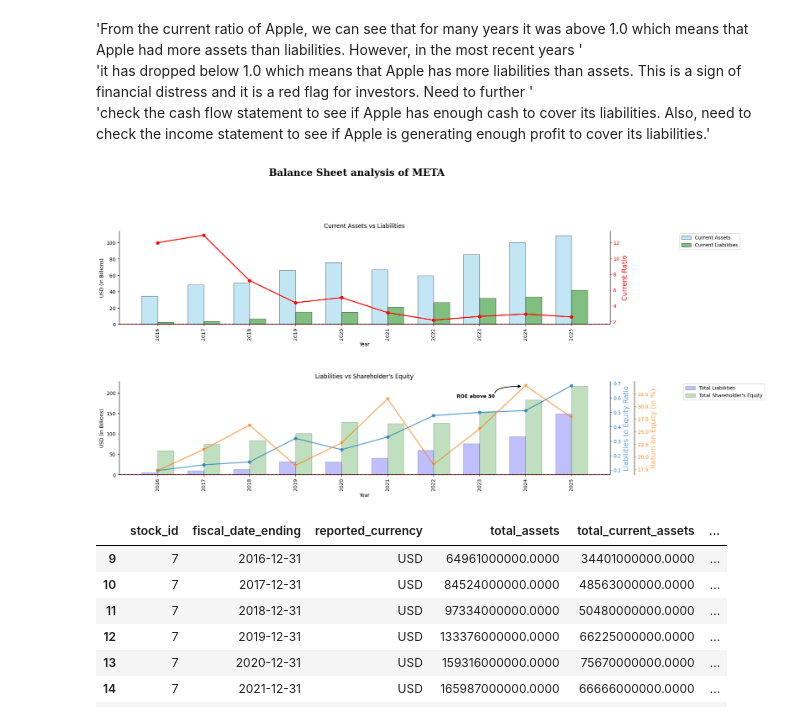
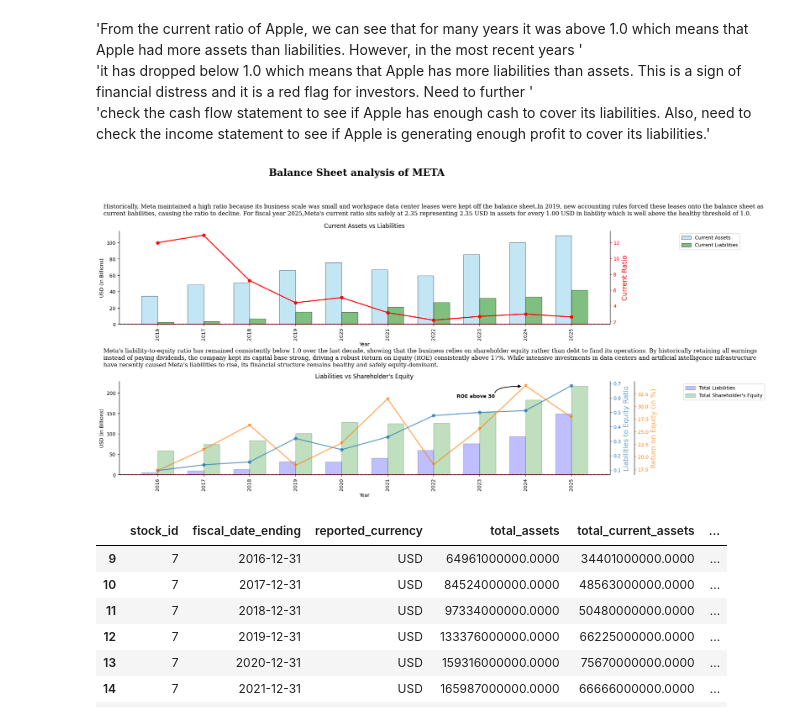
Before and after one commit to kumarbyes/project_stock_analysis, a Jupyter notebook: analaysis_using_pandas/exploratory_data_anaysis.ipynb, the cells around one changed output. Cells and saved outputs as stored; diff of their text form; code cells hidden in the pictures.

```diff
--- a/analaysis_using_pandas/exploratory_data_anaysis.ipynb
+++ b/analaysis_using_pandas/exploratory_data_anaysis.ipynb
@@ -305,0 +470,2 @@ income_df
+# %%
+df1,df2,fig = compare_income_statement_report(["META","GOOGL"],title="Income statement comparison")
@@ -310,7 +478,7 @@ income_df
 'it has dropped below 1.0 which means that Apple has more liabilities than assets. This is a sign of financial distress and it is a red flag for investors. Need to further ' \
 'check the cash flow statement to see if Apple has enough cash to cover its liabilities. Also, need to check the income statement to see if Apple is generating enough profit to cover its liabilities.'
 # %%
-def generate_balance_sheet_report(tickername,income_df_annual,title,last_x_years=10):
+def generate_balance_sheet_report(tickername,income_df_annual,title,plot1_text="Add your text here",plot2_text="Add your text here",last_x_years=10):
     '''
     '''
     stmt = (
@@ -336,7 +504,7 @@ def generate_balance_sheet_report(tickername,income_df_annual,title,last_x_years
                             )
                 )
 
-    fig = plt.figure(figsize=(18, 10))
+    fig = plt.figure(figsize=(30, 15))
 
     gs = gridspec.GridSpec(nrows=20, ncols=10)
 
@@ -346,11 +514,11 @@ def generate_balance_sheet_report(tickername,income_df_annual,title,last_x_years
                 fontweight="bold",
                 fontfamily='serif'
                 )
-    '''
+
     fig.text(0.1,0.85,
-            'Add your text here'
-            ,fontsize=12, fontweight='light', fontfamily='serif',wrap=True)
-    '''
+            plot1_text,
+            fontsize=12, fontweight='light', fontfamily='serif',wrap=True)
+
     #Plot 1
     width=0.35
     ax1 = fig.add_subplot(gs[2:9, :])
@@ -399,12 +567,11 @@ def generate_balance_sheet_report(tickername,income_df_annual,title,last_x_years
     ax2.tick_params(axis='y', colors='red')
 
     #Plot2
-    '''
+
     fig.text(0.1,0.42,
-            'Since 2020, liability-to-equity ratio is rising above 3.0 which is not a good sign for any manufacturing companies. This really needs further' \
-            'analysis why apple is taking high debts since 2020 eaxctly when Covid-19 struck.'
-            ,fontsize=12, fontweight='light', fontfamily='serif',wrap=True)
-    '''
+            plot2_text,
+            fontsize=12, fontweight='light', fontfamily='serif',wrap=True)
+
     width=0.35
     ax3 = fig.add_subplot(gs[13:20, :])
     x = bal_df_annual["fiscal_date_ending"].dt.year
@@ -497,9 +664,18 @@ def generate_balance_sheet_report(tickername,income_df_annual,title,last_x_years
     return bal_df_annual,fig
 # %%
 tickername = "META"
-bal_df,bal_fig = generate_balance_sheet_report(tickername,income_df,f"Balance Sheet analysis of {tickername}",last_x_years=10)
+fazit1 = 'Historically, Meta maintained a high ratio because its business scale was small and workspace data center leases were kept off the balance sheet.'\
+         'In 2019, new accounting rules forced these leases onto the balance sheet as current liabilities, causing the ratio to decline. For fiscal year 2025,'\
+         'Meta\'s current ratio sits safely at 2.35 representing 2.35 USD in assets for every 1.00 USD in liability which is well above the healthy threshold of 1.0.'
+
+fazit2 = 'Meta\'s liability-to-equity ratio has remained consistently below 1.0 over the last decade, showing that the business relies on shareholder equity '\
+         'rather than debt to fund its operations. By historically retaining all earnings instead of paying dividends, the company kept its capital base strong, '\
+         'driving a robust Return on Equity (ROE) consistently above 17%. While intensive investments in data centers and artificial intelligence infrastructure '\
+         'have recently caused Meta\'s liabilities to rise, its financial structure remains healthy and safely equity-dominant.'
+
+bal_df,bal_fig = generate_balance_sheet_report(tickername,income_df,f"Balance Sheet analysis of {tickername}",plot1_text=fazit1,plot2_text=fazit2,last_x_years=10)
 # %% [output]
-[figure, old version]
+[figure, new version]
 # %%
 bal_df
 # %% [output]
```
Also changed, not shown: parts of 7 cells of this notebook, 6 other files.
